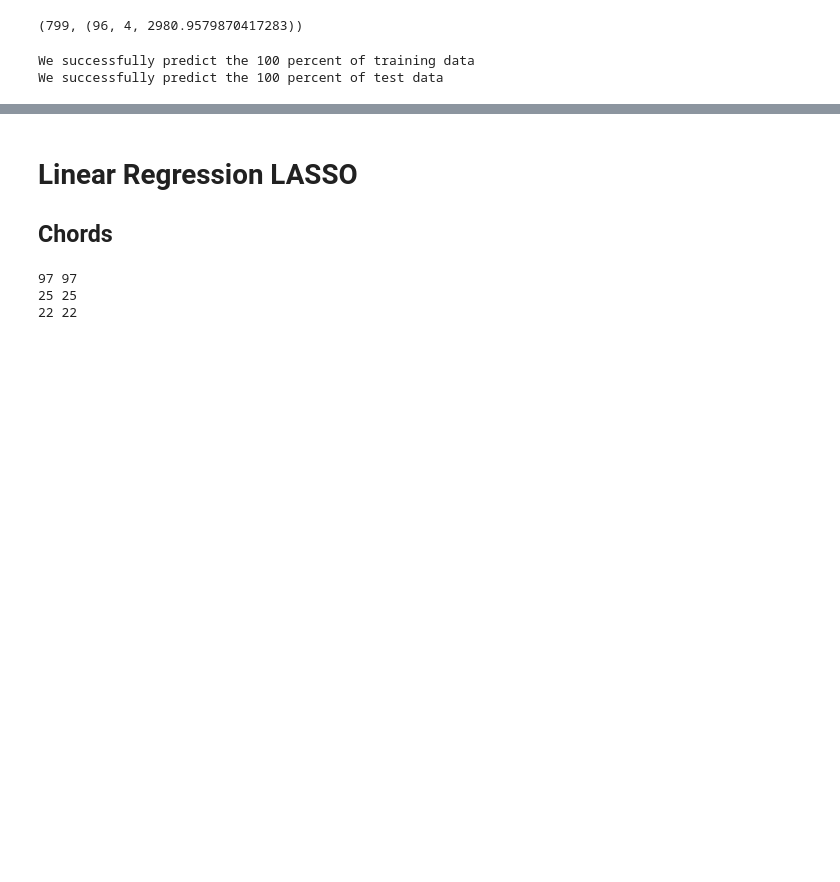
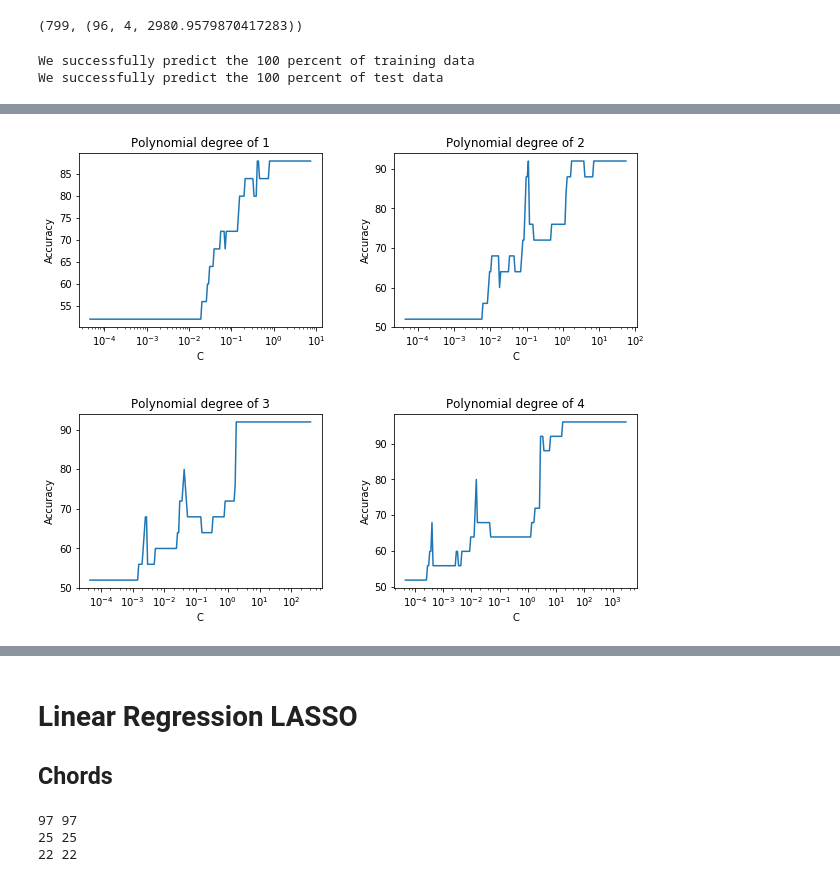
Before and after one commit to Cuspian/MachineLearning, a Jupyter notebook: MIDIReader.ipynb, the cells around one changed output, grey strips where cells are left out. Saved outputs shown, nothing was run; the diff lists cells and outputs as text; code cells hidden in the pictures; blank space fills up the shorter version.

```diff
--- a/MIDIReader.ipynb
+++ b/MIDIReader.ipynb
@@ -300,0 +294,4 @@ outputs = map(plotter, range(0, 4), ["SVM pitches"]*4)
+# %%
+p = plotter()
+# %% [output]
+[figure, added]
```
Also changed, not shown: parts of 26 cells of this notebook.
